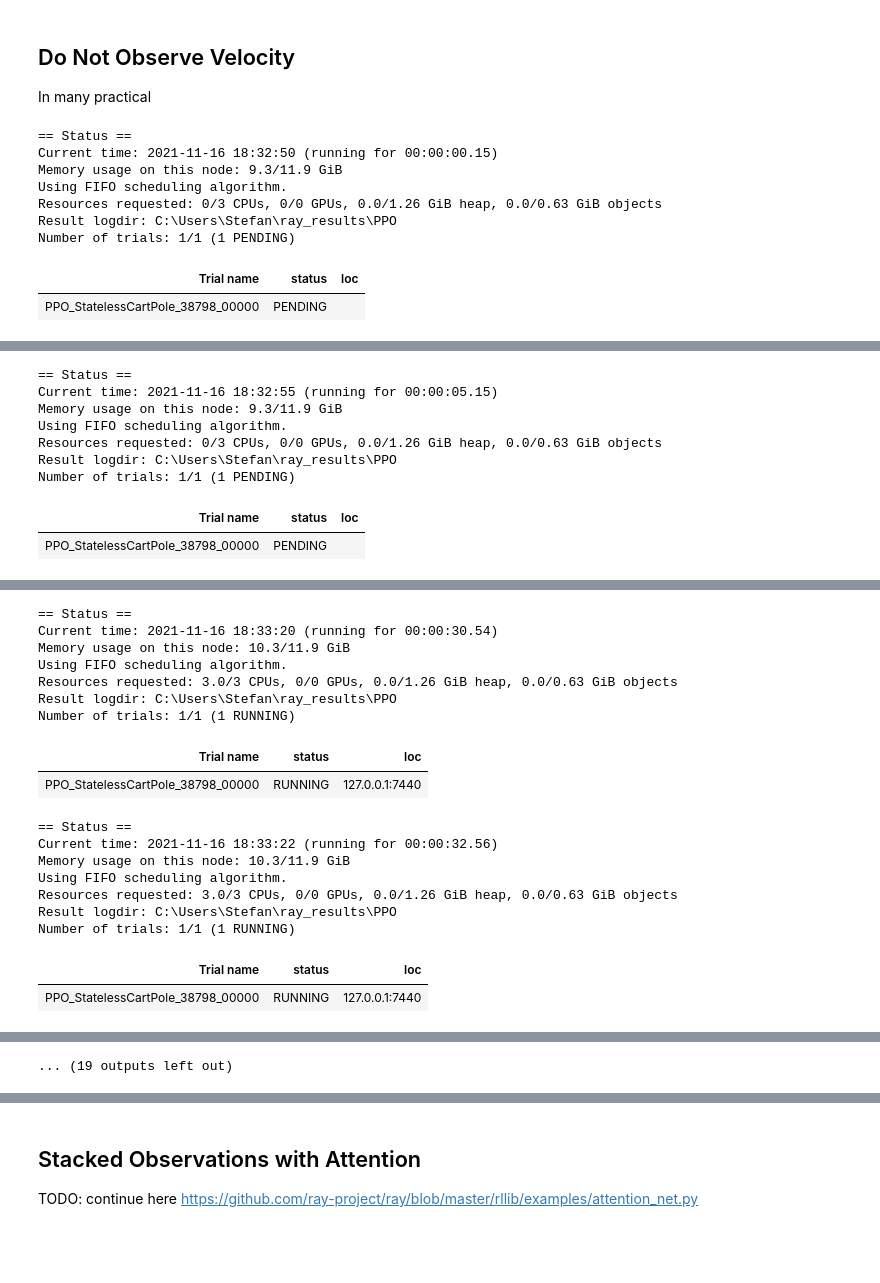
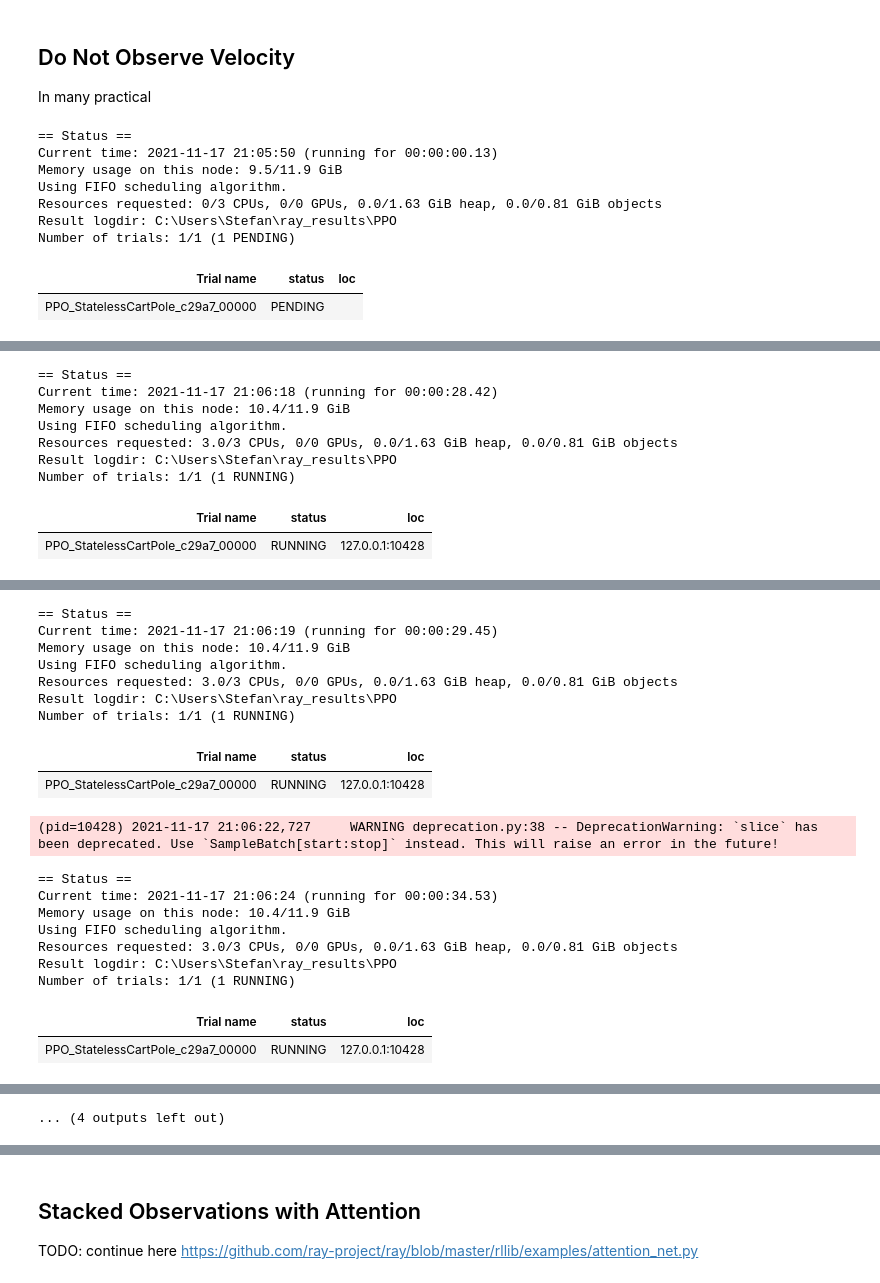
Before and after one commit to stefanbschneider/old-blog, a Jupyter notebook: _notebooks/2021-11-16-rl-self-attention.ipynb, the cells around one changed output, grey strips where cells are left out. Saved outputs shown, nothing was run; the diff lists cells and outputs as text; code cells hidden in the pictures; blank space fills up the shorter version.

```diff
--- a/_notebooks/2021-11-16-rl-self-attention.ipynb
+++ b/_notebooks/2021-11-16-rl-self-attention.ipynb
@@ -78,4 +81,4 @@ from ray.rllib.agents import ppo
 ray.init(num_cpus=3, ignore_reinit_error=True)
 
 # stop conditions based on training iterations (each with 4000 train steps)
-stop = {"training_iteration": 5}
+stop = {"training_iteration": 1}
@@ -103,7 +104,7 @@ config = ppo.DEFAULT_CONFIG.copy()
 config["env"] = "CartPole-v1"
 
 # train; this takes a while
-results = ray.tune.run("PPO", config=config, stop=stop)
+results_explicit = ray.tune.run("PPO", config=config, stop=stop)
 print("Training finished successfully")
 # %% [output]
 == Status ==
@@ -191,16 +206,16 @@ from ray.tune import registry
 registry.register_env("StatelessCartPole", lambda _: StatelessCartPole())
 config["env"] = "StatelessCartPole"
 # train; this takes a while
-results = ray.tune.run("PPO", config=config, stop=stop)
+results_stateless = ray.tune.run("PPO", config=config, stop=stop)
 print("Training finished successfully")
 # %% [output]
 == Status ==
-Current time: 2021-11-16 18:32:50 (running for 00:00:00.15)
-Memory usage on this node: 9.3/11.9 GiB
+Current time: 2021-11-17 21:05:50 (running for 00:00:00.13)
+Memory usage on this node: 9.5/11.9 GiB
 Using FIFO scheduling algorithm.
-Resources requested: 0/3 CPUs, 0/0 GPUs, 0.0/1.26 GiB heap, 0.0/0.63 GiB objects
+Resources requested: 0/3 CPUs, 0/0 GPUs, 0.0/1.63 GiB heap, 0.0/0.81 GiB objects
 Result logdir: C:\Users\Stefan\ray_results\PPO
 Number of trials: 1/1 (1 PENDING)
 | Trial name | status | loc |
-| PPO_StatelessCartPole_38798_00000 | PENDING |  |
+| PPO_StatelessCartPole_c29a7_00000 | PENDING |  |
 (pid=None)   warnings.warn(msg)
@@ -207,9 +229,9 @@ Number of trials: 1/1 (1 PENDING)
 == Status ==
-Current time: 2021-11-16 18:32:55 (running for 00:00:05.15)
-Memory usage on this node: 9.3/11.9 GiB
+Current time: 2021-11-17 21:06:18 (running for 00:00:28.42)
+Memory usage on this node: 10.4/11.9 GiB
 Using FIFO scheduling algorithm.
-Resources requested: 0/3 CPUs, 0/0 GPUs, 0.0/1.26 GiB heap, 0.0/0.63 GiB objects
+Resources requested: 3.0/3 CPUs, 0/0 GPUs, 0.0/1.63 GiB heap, 0.0/0.81 GiB objects
 Result logdir: C:\Users\Stefan\ray_results\PPO
-Number of trials: 1/1 (1 PENDING)
+Number of trials: 1/1 (1 RUNNING)
 | Trial name | status | loc |
-| PPO_StatelessCartPole_38798_00000 | PENDING |  |
+| PPO_StatelessCartPole_c29a7_00000 | RUNNING | 127.0.0.1:10428 |
@@ -226,18 +241,19 @@ Number of trials: 1/1 (1 PENDING)
 == Status ==
-Current time: 2021-11-16 18:33:20 (running for 00:00:30.54)
-Memory usage on this node: 10.3/11.9 GiB
+Current time: 2021-11-17 21:06:19 (running for 00:00:29.45)
+Memory usage on this node: 10.4/11.9 GiB
 Using FIFO scheduling algorithm.
-Resources requested: 3.0/3 CPUs, 0/0 GPUs, 0.0/1.26 GiB heap, 0.0/0.63 GiB objects
+Resources requested: 3.0/3 CPUs, 0/0 GPUs, 0.0/1.63 GiB heap, 0.0/0.81 GiB objects
 Result logdir: C:\Users\Stefan\ray_results\PPO
 Number of trials: 1/1 (1 RUNNING)
 | Trial name | status | loc |
-| PPO_StatelessCartPole_38798_00000 | RUNNING | 127.0.0.1:7440 |
+| PPO_StatelessCartPole_c29a7_00000 | RUNNING | 127.0.0.1:10428 |
-== Status ==
-Current time: 2021-11-16 18:33:22 (running for 00:00:32.56)
-Memory usage on this node: 10.3/11.9 GiB
-Using FIFO scheduling algorithm.
-Resources requested: 3.0/3 CPUs, 0/0 GPUs, 0.0/1.26 GiB heap, 0.0/0.63 GiB objects
-Result logdir: C:\Users\Stefan\ray_results\PPO
-Number of trials: 1/1 (1 RUNNING)
+(pid=10428) 2021-11-17 21:06:22,727     WARNING deprecation.py:38 -- DeprecationWarning: `slice` has been deprecated. Use `SampleBatch[start:stop]` instead. This will raise an error in the future!
+== Status ==
+Current time: 2021-11-17 21:06:24 (running for 00:00:34.53)
+Memory usage on this node: 10.4/11.9 GiB
+Using FIFO scheduling algorithm.
+Resources requested: 3.0/3 CPUs, 0/0 GPUs, 0.0/1.63 GiB heap, 0.0/0.81 GiB objects
+Result logdir: C:\Users\Stefan\ray_results\PPO
+Number of trials: 1/1 (1 RUNNING)
 | Trial name | status | loc |
-| PPO_StatelessCartPole_38798_00000 | RUNNING | 127.0.0.1:7440 |
+| PPO_StatelessCartPole_c29a7_00000 | RUNNING | 127.0.0.1:10428 |
@@ -252,3 +277,3 @@ Number of trials: 1/1 (1 RUNNING)
-... (19 outputs left out)
+... (4 outputs left out)
 # %%
 # check results
```
Also changed, not shown: parts of 14 cells of this notebook.
